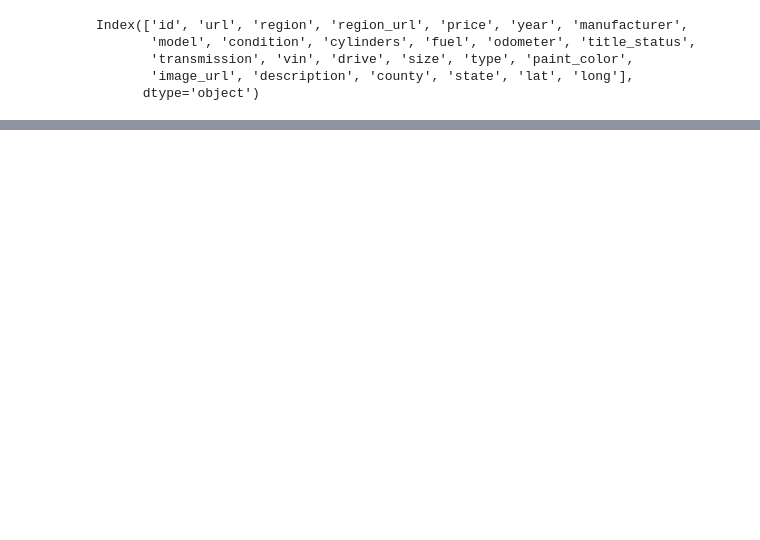
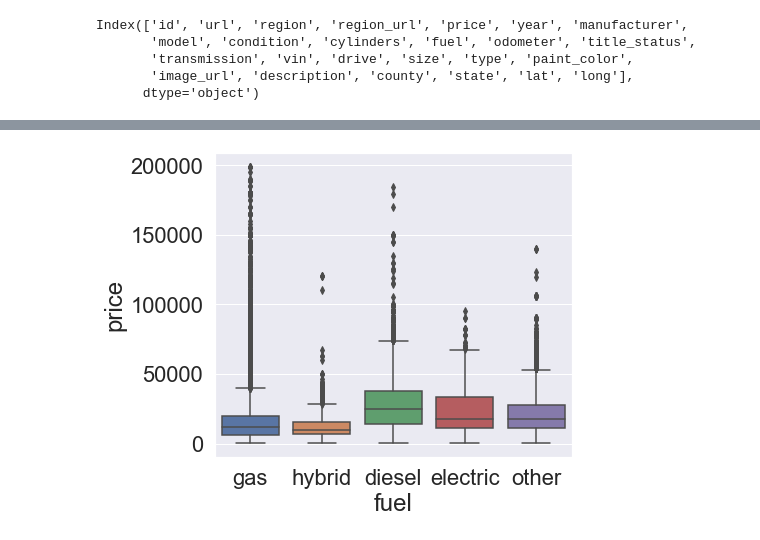
Before and after one commit to masagava/ML, a Jupyter notebook: diploma/notebooks/diploma.ipynb, the cells around one changed output, grey strips where cells are left out. Drawn from its saved outputs; the diff is of its cells as text; code cells hidden in the pictures; blank space fills up the shorter version.

```diff
--- a/diploma/notebooks/diploma.ipynb
+++ b/diploma/notebooks/diploma.ipynb
@@ -203,0 +297,5 @@ reduced.head()
+# %%
+red = reduced[reduced['price'] < 200000]
+ax = sns.boxplot(x="fuel", y="price", data=red)
+# %% [output]
+[figure, added]
```
Also changed, not shown: parts of 55 cells of this notebook, 1 other file.
